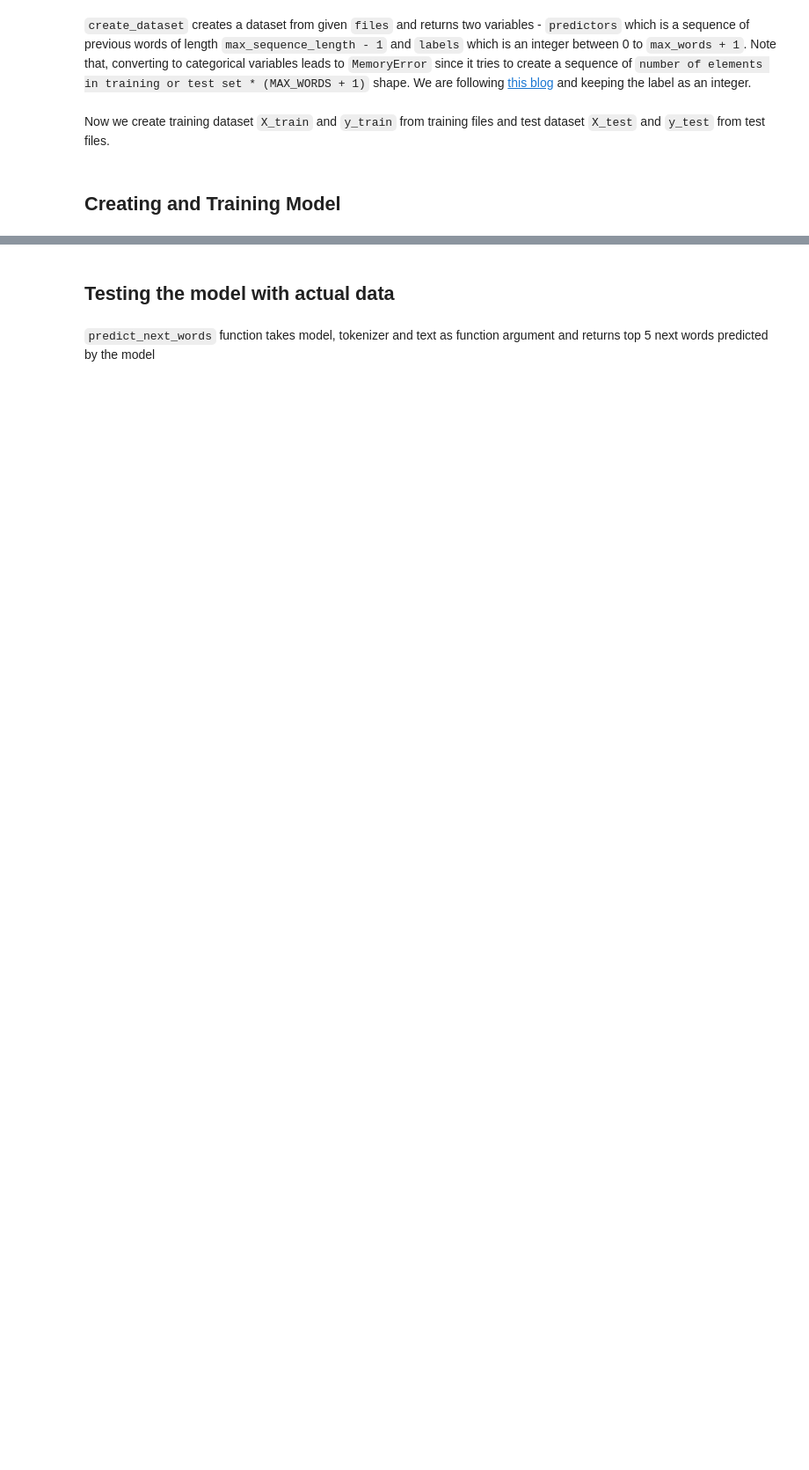
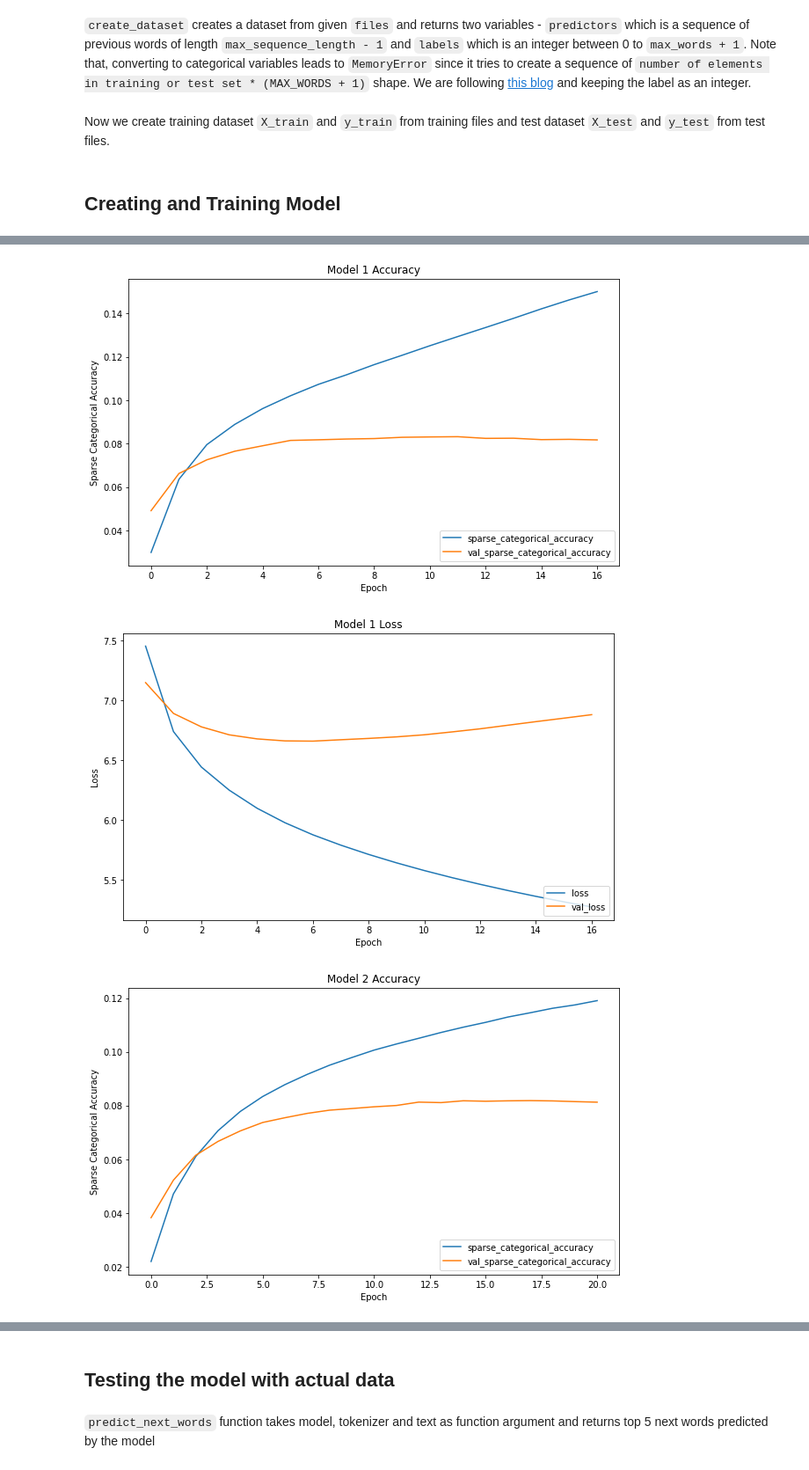
Before and after one commit to MShafquat/Bangla-Next-Word-and-Text-Sequence-Prediction, a Jupyter notebook: model-training/LSTM Training.ipynb, the cells around one changed output, grey strips where cells are left out. Shown at 88% size. Saved outputs shown, nothing was run; the diff lists cells and outputs as text; code cells hidden in the pictures; blank space fills up the shorter version.

```diff
--- a/model-training/LSTM Training.ipynb
+++ b/model-training/LSTM Training.ipynb
@@ -66,6 +64,3 @@ Training the tokenizer took some minutes to train. Once trained we can load the
-# %%
-with open(model_dir / f'tokenizer_{MAX_WORDS}_words.pickle', 'rb') as handle:
-    tokenizer = pickle.load(handle)
 # %% [markdown]
 `create_dataset` creates a dataset from given `files` and returns two variables - `predictors` which is a sequence of previous words of length `max_sequence_length - 1` and `labels` which is an integer between 0 to `max_words + 1`.
 Note that, converting to categorical variables leads to `MemoryError` since it tries to create a sequence of `number of elements in training or test set * (MAX_WORDS + 1)` shape. We are following [this blog](https://medium.com/deep-learning-with-keras/which-activation-loss-functions-in-multi-class-clasification-4cd599e4e61f) and keeping the label as an integer.
@@ -189,18 +220,21 @@ Next, we plot the training accuracy and loss from `history.history`.
 # %%
-fig = plt.figure(figsize=(10, 6))
-plt.plot(history.history['sparse_categorical_accuracy'], label='sparse_categorical_accuracy')
-plt.plot(history.history['val_sparse_categorical_accuracy'], label='val_sparse_categorical_accuracy')
-plt.xlabel('Epoch')
-plt.ylabel('Sparse Categorical Accuracy')
-plt.legend(loc='lower right')
-plt.show()
-fig.savefig(str(model_dir / f'sparse_categorical_accuracy.png'), dpi=fig.dpi)
+def plot_history(history, title):
+    fig = plt.figure(figsize=(10, 6))
+    plt.plot(history.history['sparse_categorical_accuracy'], label='sparse_categorical_accuracy')
+    plt.plot(history.history['val_sparse_categorical_accuracy'], label='val_sparse_categorical_accuracy')
+    plt.title(title + ' Accuracy')
+    plt.xlabel('Epoch')
+    plt.ylabel('Sparse Categorical Accuracy')
+    plt.legend(loc='lower right')
+    plt.show()
+    fig.savefig(str(model_dir / f'{title}_sparse_categorical_accuracy.png'), dpi=fig.dpi)
 
-fig = plt.figure(figsize=(10, 6))
-plt.plot(history.history['loss'], label='loss')
-plt.plot(history.history['val_loss'], label='val_loss')
-plt.xlabel('Epoch')
-plt.ylabel('Loss')
-plt.legend(loc='lower right')
-plt.show()
-fig.savefig(str(model_dir / f'sparse_categorical_loss.png'), dpi=fig.dpi)
+    fig = plt.figure(figsize=(10, 6))
+    plt.plot(history.history['loss'], label='loss')
+    plt.plot(history.history['val_loss'], label='val_loss')
+    plt.title(title + ' Loss')
+    plt.xlabel('Epoch')
+    plt.ylabel('Loss')
+    plt.legend(loc='lower right')
+    plt.show()
+    fig.savefig(str(model_dir / f'{title}_sparse_categorical_loss.png'), dpi=fig.dpi)
@@ -209,0 +243,8 @@ fig.savefig(str(model_dir / f'sparse_categorical_loss.png'), dpi=fig.dpi)
+# %%
+plot_history(history1, 'Model 1')
+plot_history(history2, 'Model 2')
+plot_history(history3, 'Model 3')
+# %% [output]
+[figure, added]
+[figure, added]
+[figure, added]
```
Also changed, not shown: parts of 23 cells of this notebook.
